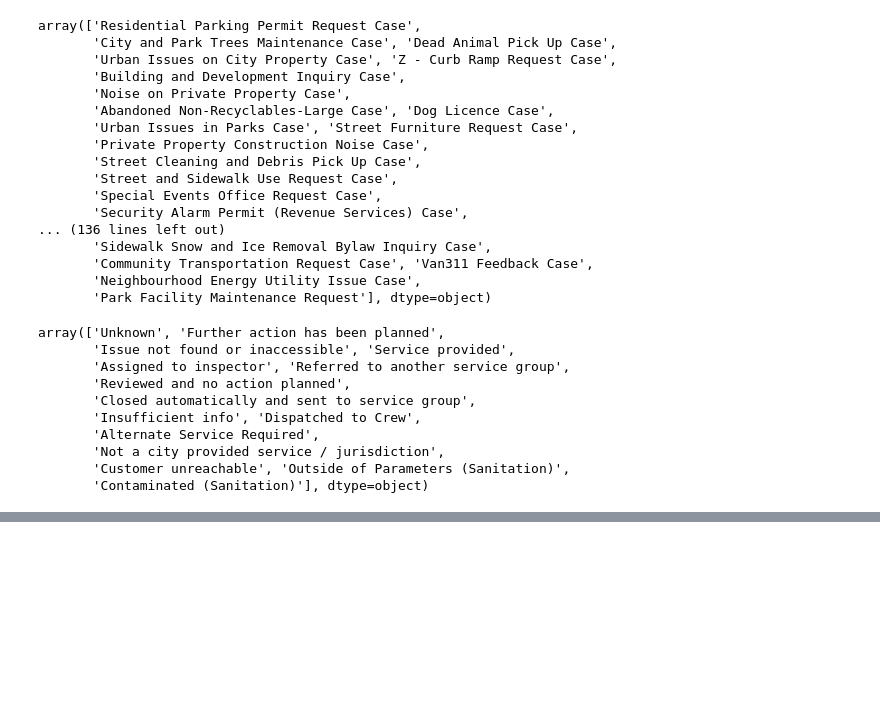
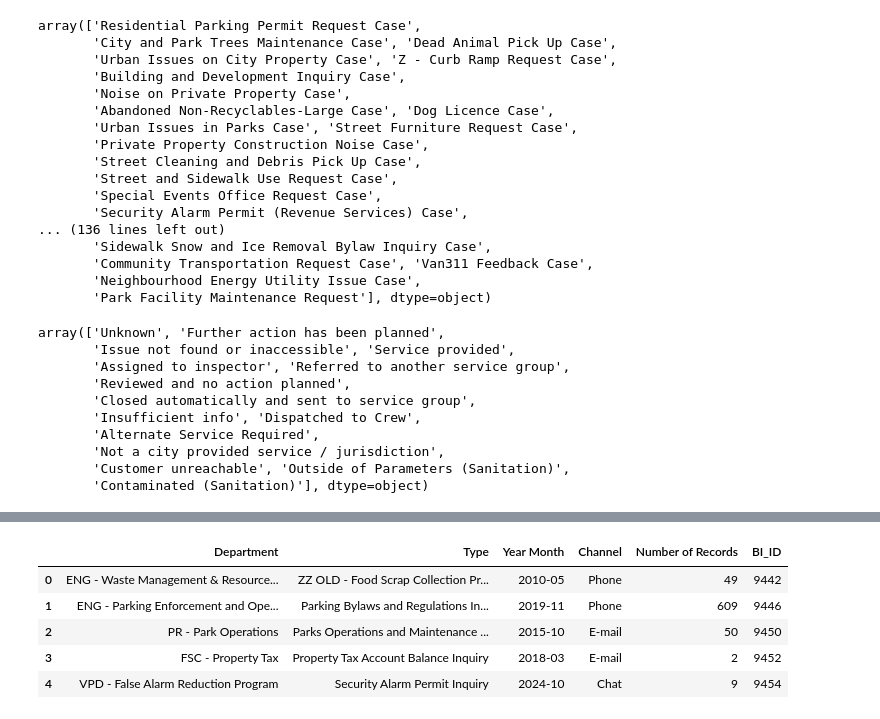
Before and after one commit to 0x1AY/Van-311, a Jupyter notebook: main.ipynb, the cells around one changed output, grey strips where cells are left out. Cells and saved outputs as stored; diff of their text form; code cells hidden in the pictures; blank space fills up the shorter version.

Commit message:
contact centre metrics data added

```diff
--- a/main.ipynb
+++ b/main.ipynb
@@ -1161,3 +1161,13 @@ service_requests_cr.head(10)
 | 9 | PR - Park Rangers | Urban Issues in Parks Case | 2022-09-17 06:48:08-07:00 | 2022-09-17 | Mobile App | Parks and Recreation | ... |
 # %%
 # service_requests_cr.to_csv('service_requests_final.csv', index=False)
+# %%
+inquiry_volume = pd.read_csv('/Users/ay/Desktop/Project2/data/3-1-1-inquiry-volume.csv', delimiter=';')
+inquiry_volume.head()
+# %% [output]
+|  | Department | Type | Year Month | Channel | Number of Records | BI_ID |
+| 0 | ENG - Waste Management & Resource... | ZZ OLD - Food Scrap Collection Pr... | 2010-05 | Phone | 49 | 9442 |
+| 1 | ENG - Parking Enforcement and Ope... | Parking Bylaws and Regulations In... | 2019-11 | Phone | 609 | 9446 |
+| 2 | PR - Park Operations | Parks Operations and Maintenance ... | 2015-10 | E-mail | 50 | 9450 |
+| 3 | FSC - Property Tax | Property Tax Account Balance Inquiry | 2018-03 | E-mail | 2 | 9452 |
+| 4 | VPD - False Alarm Reduction Program | Security Alarm Permit Inquiry | 2024-10 | Chat | 9 | 9454 |
```
Also changed, not shown: parts of 1 cell of this notebook, 2 other files.
